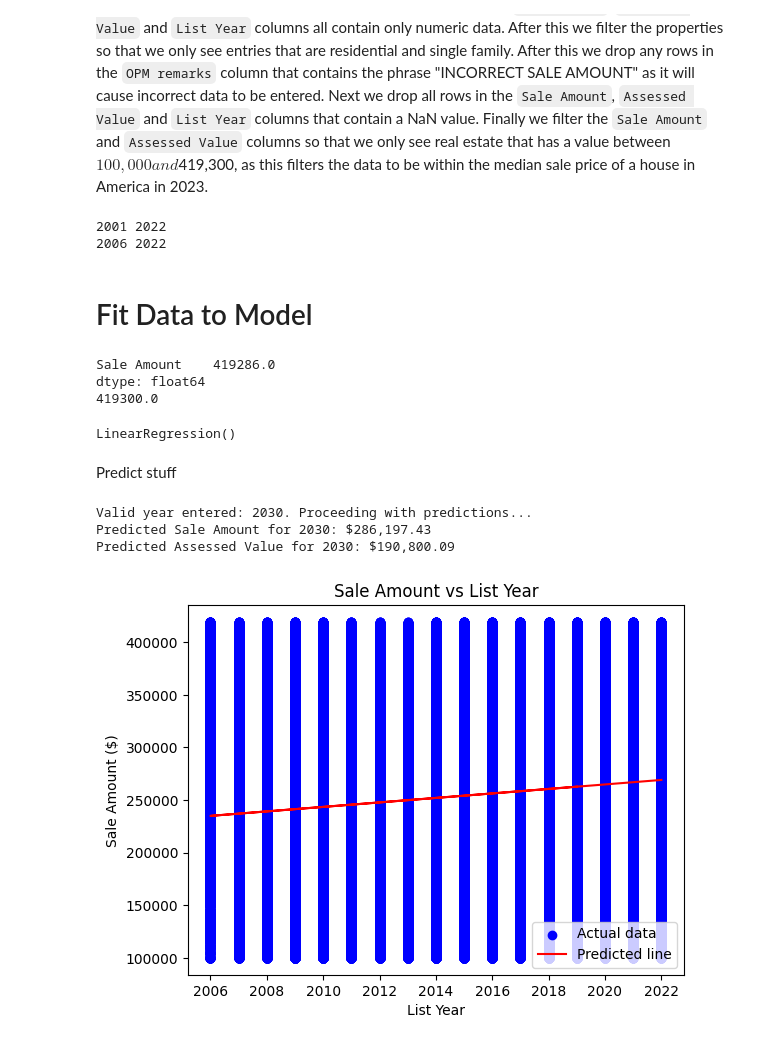
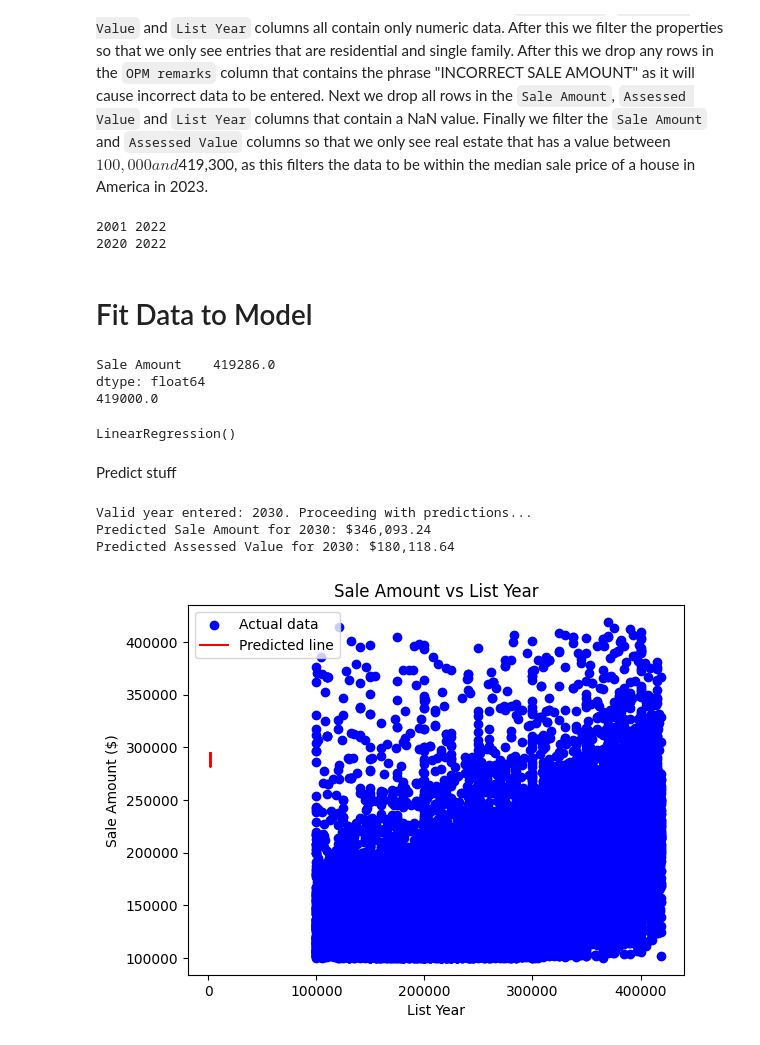
Before and after one commit to adam-fitz395/ML-Projects, a Jupyter notebook: Linear Regression/linear3.ipynb, the cells around one changed output. Drawn from its saved outputs; the diff is of its cells as text; code cells hidden in the pictures.

```diff
--- a/Linear Regression/linear3.ipynb
+++ b/Linear Regression/linear3.ipynb
@@ -16,7 +16,7 @@ df['List Year'] = pd.to_numeric(df['List Year'], errors='coerce')
 df['Assessed Value'] = pd.to_numeric(df['Assessed Value'], errors='coerce')
 
 print(df['List Year'].min(), df['List Year'].max())
-#df = df[df['Property Type'].str.contains("Residential", na=False)]
+df = df[df['Property Type'].str.contains("Residential", na=False)]
 df = df[df['Residential Type'].str.contains("Single Family", na=False)]
 
 
@@ -30,7 +30,7 @@ df = df[(df['Sale Amount'] >= 100000) & (df['Assessed Value'] >= 100000)]
 df = df[(df['Sale Amount'] <= 419300) & (df['Assessed Value'] <= 419300)]
 # %% [output]
 2001 2022
-2006 2022
+2020 2022
 # %% [markdown]
 # Fit Data to Model
 # %%
@@ -61,7 +61,7 @@ sale_assessed_model.fit(X_sale, y_assessed)
 # %% [output]
 Sale Amount    419286.0
 dtype: float64
-419300.0
+419000.0
 LinearRegression()
 # %% [markdown]
 Predict stuff
@@ -114,16 +114,16 @@ print(f"Predicted Sale Amount for {year_input}: ${predicted_sale:,.2f}")
 print(f"Predicted Assessed Value for {year_input}: ${predicted_assessed:,.2f}")
 # %% [output]
 Valid year entered: 2030. Proceeding with predictions...
-Predicted Sale Amount for 2030: $286,197.43
-Predicted Assessed Value for 2030: $190,800.09
+Predicted Sale Amount for 2030: $346,093.24
+Predicted Assessed Value for 2030: $180,118.64
 # %%
 # Cell 6: Visualize Sale Amount vs List Year
-plt.scatter(df['List Year'], df['Sale Amount'], color='blue', label='Actual data')
+plt.scatter(df['Sale Amount'], df['Assessed Value'], color='blue', label='Actual data')
 plt.plot(df['List Year'], year_sale_model.predict(X_year), color='red', label='Predicted line')
 plt.title('Sale Amount vs List Year')
 plt.xlabel('List Year')
 plt.ylabel('Sale Amount ($)')
 plt.legend()
 plt.show()
 # %% [output]
-[figure, old version]
+[figure, new version]
```
Also changed, not shown: 2 other files.
